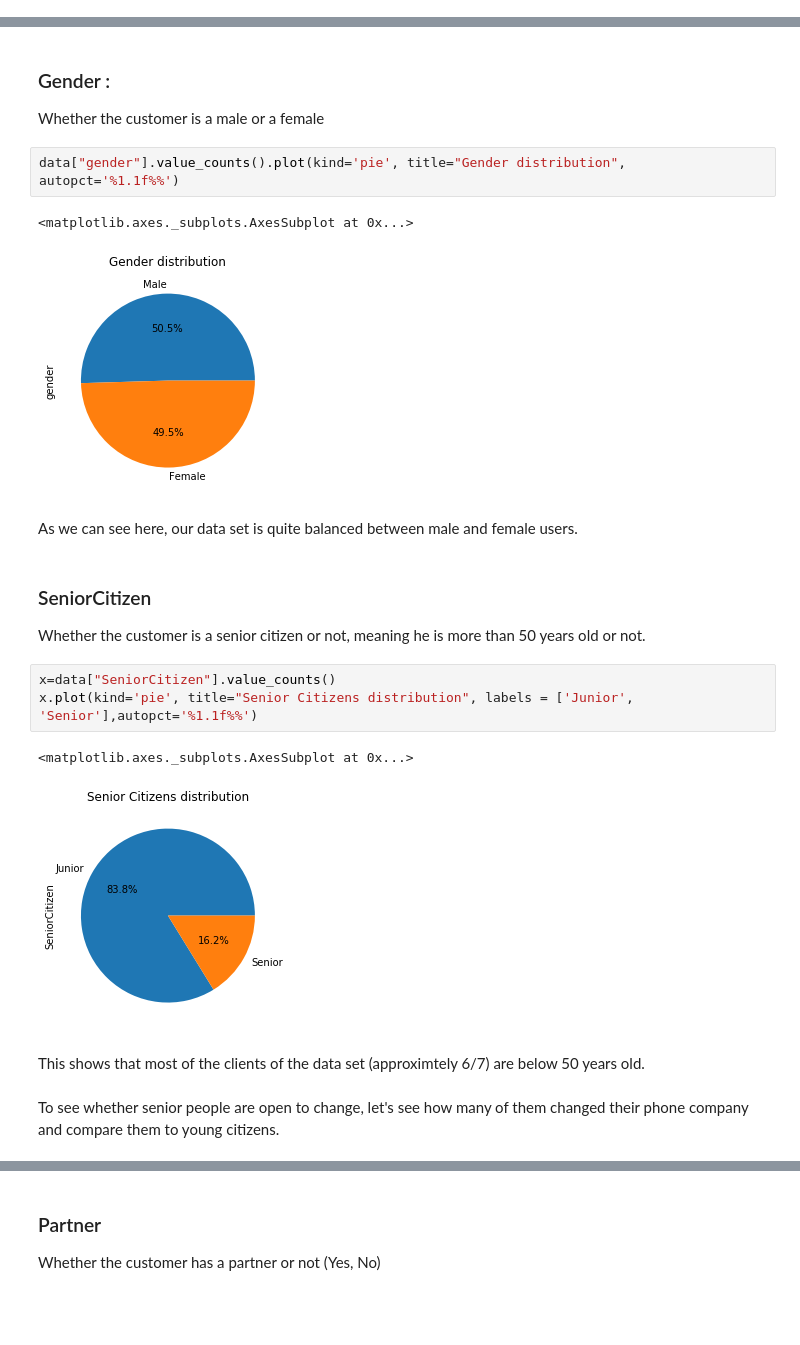
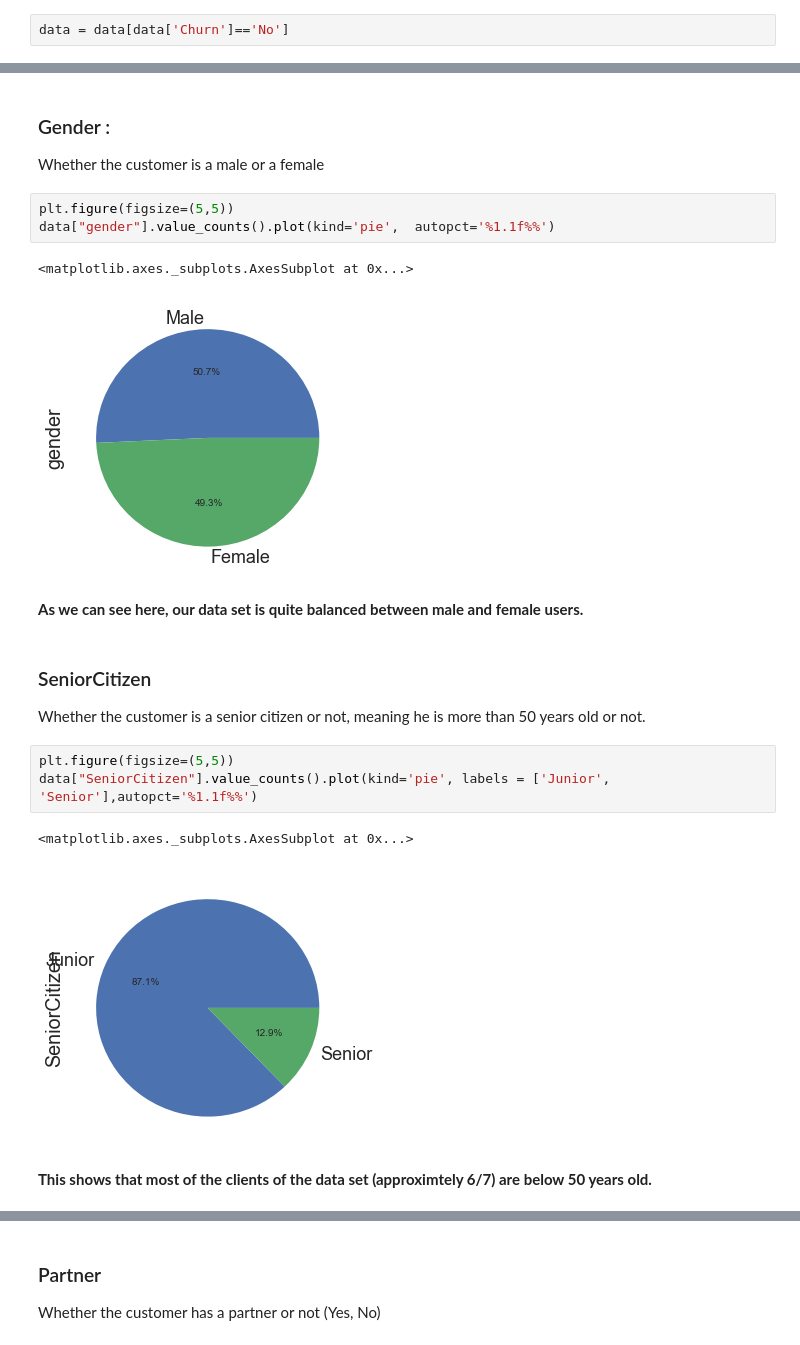
Before and after one commit to sami2310/Datascience-in-Practice, a Jupyter notebook: HW1/Data Exploration.ipynb, the cells around one changed output, grey strips where cells are left out. Saved outputs shown, nothing was run; the diff lists cells and outputs as text; blank space fills up the shorter version.

Commit message:
modif for churn=no

```diff
--- a/HW1/Data Exploration.ipynb
+++ b/HW1/Data Exploration.ipynb
@@ -88,3 +89,5 @@ We will start our analysis by looking at these continuous features and then look
+# %%
+data = data[data['Churn']=='No']
 # %% [markdown]
 ## Continuous Data :
 # %% [markdown]
@@ -222,22 +196,21 @@ data[['TotalCharges','MonthlyCharges']].corr()
 ### Gender :
 Whether the customer is a male or a female
 # %%
-data["gender"].value_counts().plot(kind='pie', title="Gender distribution",  autopct='%1.1f%%')
+plt.figure(figsize=(5,5))
+data["gender"].value_counts().plot(kind='pie',  autopct='%1.1f%%')
 # %% [output]
 <matplotlib.axes._subplots.AxesSubplot at 0x...>
-[figure, old version]
+[figure, new version]
 # %% [markdown]
-As we can see here, our data set is quite balanced between male and female users.
+**As we can see here, our data set is quite balanced between male and female users.**
 # %% [markdown]
 ### SeniorCitizen
 Whether the customer is a senior citizen or not, meaning he is more than 50 years old or not.
 # %%
-x=data["SeniorCitizen"].value_counts()
-x.plot(kind='pie', title="Senior Citizens distribution", labels = ['Junior', 'Senior'],autopct='%1.1f%%')
+plt.figure(figsize=(5,5))
+data["SeniorCitizen"].value_counts().plot(kind='pie', labels = ['Junior', 'Senior'],autopct='%1.1f%%')
 # %% [output]
 <matplotlib.axes._subplots.AxesSubplot at 0x...>
-[figure, old version]
+[figure, new version]
 # %% [markdown]
-This shows that most of the clients of the data set (approximtely 6/7) are below 50 years old.
+**This shows that most of the clients of the data set (approximtely 6/7) are below 50 years old.**
-# %% [markdown]
-To see whether senior people are open to change, let's see how many of them changed their phone company and compare them to young citizens.
```
Also changed, not shown: parts of 47 cells of this notebook.
